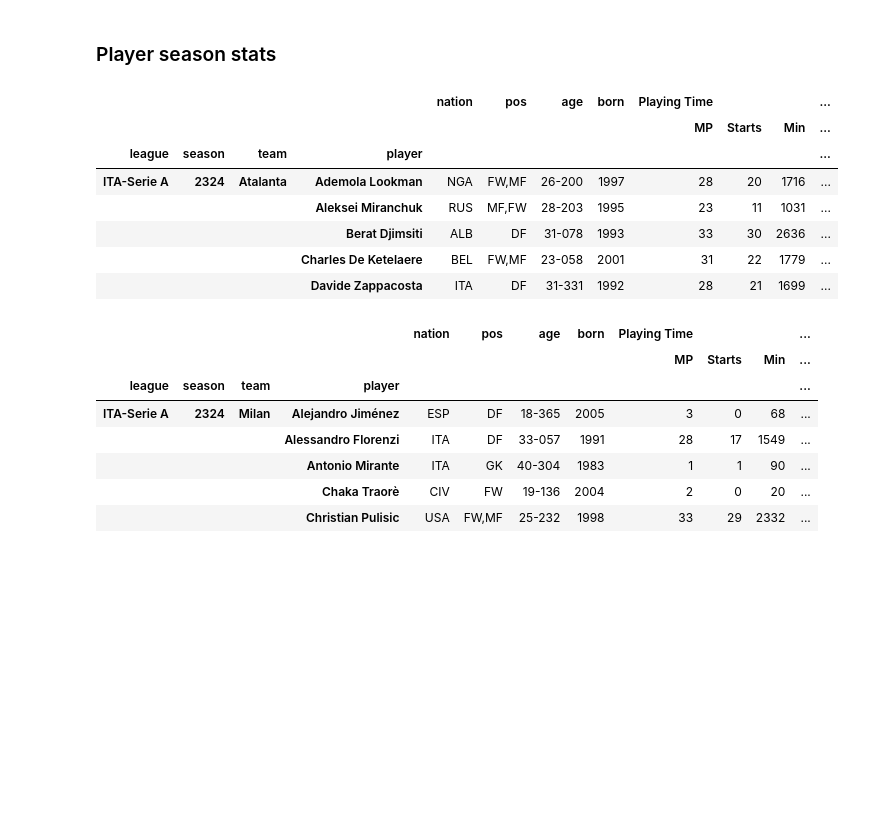
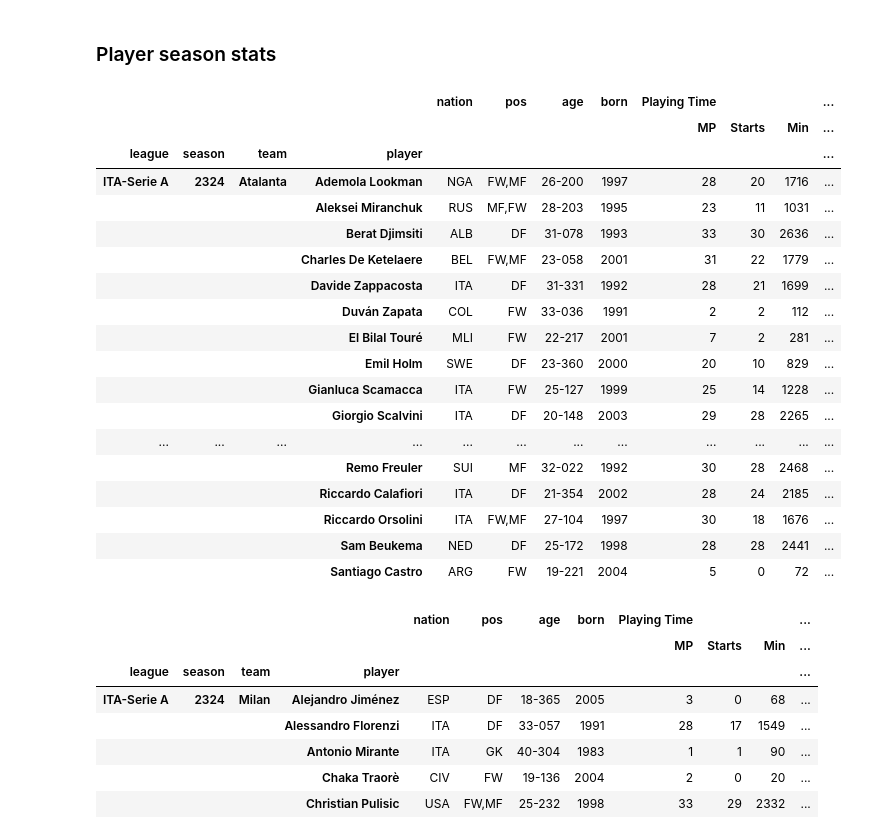
Before and after one commit to FrankMaverick/fantacalcio-scraper-test, a Jupyter notebook: SoccerData/SoccerData-FBRef.ipynb, the cells around one changed output. Saved outputs shown, nothing was run; the diff lists cells and outputs as text; code cells hidden in the pictures; blank space fills up the shorter version.

```diff
--- a/SoccerData/SoccerData-FBRef.ipynb
+++ b/SoccerData/SoccerData-FBRef.ipynb
@@ -122,14 +139,25 @@ team_match_stats.to_json("./data/FBRef/team_match_stats.json")
 ### Player season stats
 # %%
 player_season_stats = fbref.read_player_season_stats(stat_type="standard")
-player_season_stats.head()
+player_season_stats.head(50)
 # %% [output]
 |  |  |  |  | nation | pos | age | born | Playing Time |  |  | ... |
 |  |  |  |  |  |  |  |  | MP | Starts | Min | ... |
 | league | season | team | player |  |  |  |  |  |  |  | ... |
 | ITA-Serie A | 2324 | Atalanta | Ademola Lookman | NGA | FW,MF | 26-200 | 1997 | 28 | 20 | 1716 | ... |
 |  |  |  | Aleksei Miranchuk | RUS | MF,FW | 28-203 | 1995 | 23 | 11 | 1031 | ... |
 |  |  |  | Berat Djimsiti | ALB | DF | 31-078 | 1993 | 33 | 30 | 2636 | ... |
 |  |  |  | Charles De Ketelaere | BEL | FW,MF | 23-058 | 2001 | 31 | 22 | 1779 | ... |
 |  |  |  | Davide Zappacosta | ITA | DF | 31-331 | 1992 | 28 | 21 | 1699 | ... |
+|  |  |  | Duván Zapata | COL | FW | 33-036 | 1991 | 2 | 2 | 112 | ... |
+|  |  |  | El Bilal Touré | MLI | FW | 22-217 | 2001 | 7 | 2 | 281 | ... |
+|  |  |  | Emil Holm | SWE | DF | 23-360 | 2000 | 20 | 10 | 829 | ... |
+|  |  |  | Gianluca Scamacca | ITA | FW | 25-127 | 1999 | 25 | 14 | 1228 | ... |
+|  |  |  | Giorgio Scalvini | ITA | DF | 20-148 | 2003 | 29 | 28 | 2265 | ... |
+| ... | ... | ... | ... | ... | ... | ... | ... | ... | ... | ... | ... |
+|  |  |  | Remo Freuler | SUI | MF | 32-022 | 1992 | 30 | 28 | 2468 | ... |
+|  |  |  | Riccardo Calafiori | ITA | DF | 21-354 | 2002 | 28 | 24 | 2185 | ... |
+|  |  |  | Riccardo Orsolini | ITA | FW,MF | 27-104 | 1997 | 30 | 18 | 1676 | ... |
+|  |  |  | Sam Beukema | NED | DF | 25-172 | 1998 | 28 | 28 | 2441 | ... |
+|  |  |  | Santiago Castro | ARG | FW | 19-221 | 2004 | 5 | 0 | 72 | ... |
 # %%
```
Also changed, not shown: parts of 8 cells of this notebook, 6 other files.
